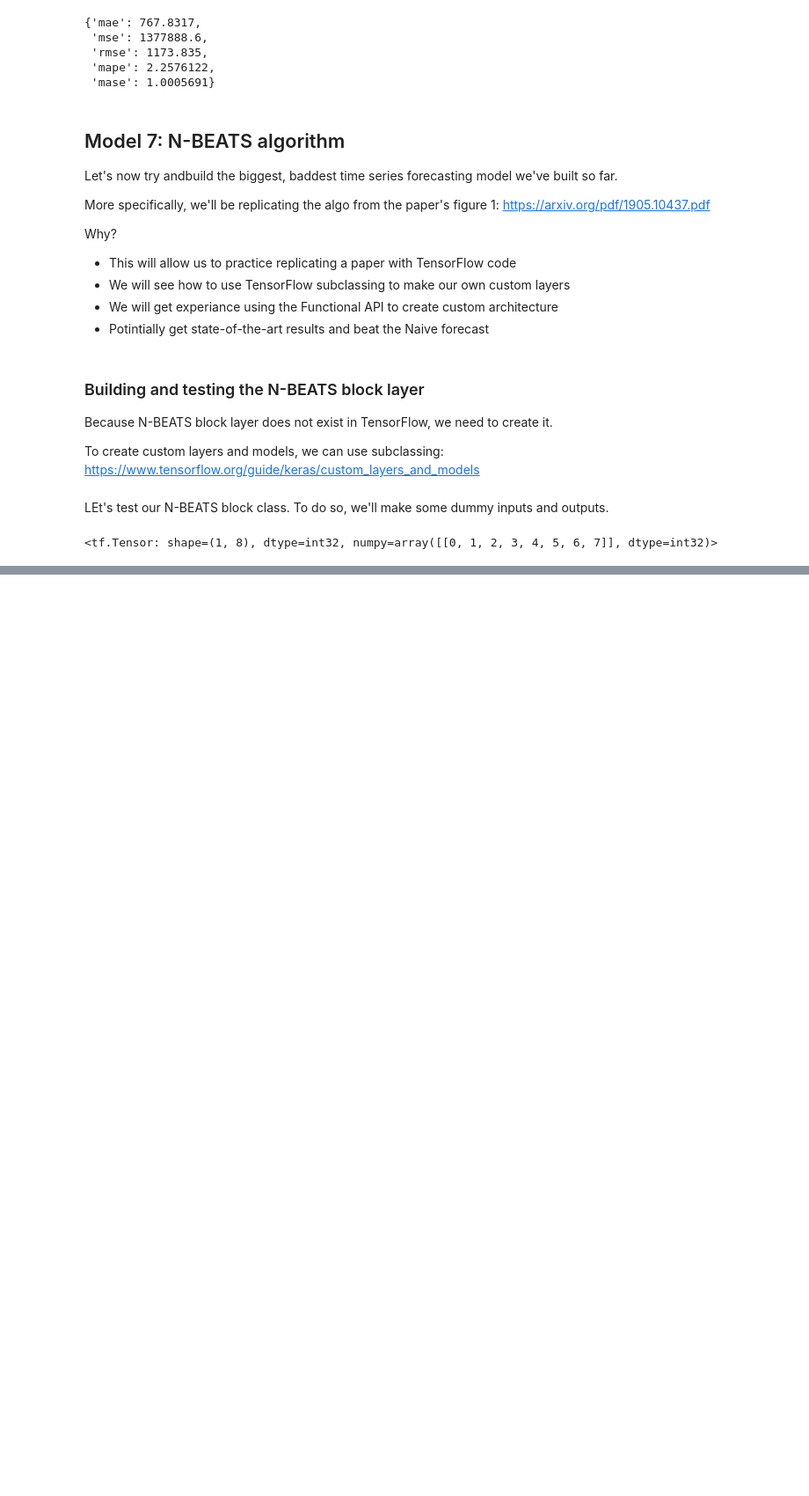
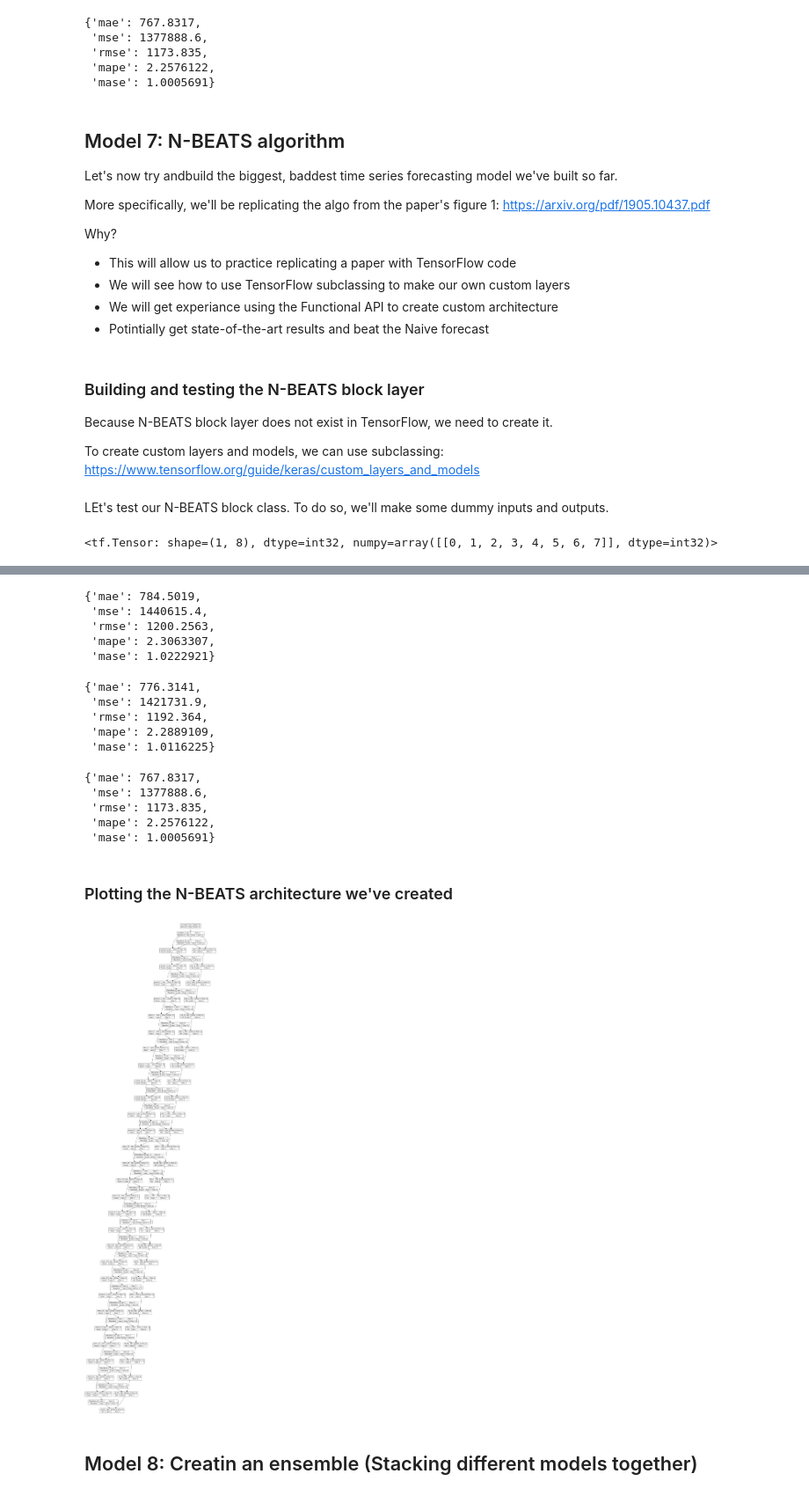
Before and after one commit to pawelkiszczak/tensorflow, a Jupyter notebook: colab_notebooks/10_time_series_forecasting_with_tensorflow.ipynb, the cells around one changed output, grey strips where cells are left out. Shown at 88% size. Saved outputs shown, nothing was run; the diff lists cells and outputs as text; code cells hidden in the pictures; blank space fills up the shorter version.

Commit message:
N-BEATS completed

```diff
--- a/colab_notebooks/10_time_series_forecasting_with_tensorflow.ipynb
+++ b/colab_notebooks/10_time_series_forecasting_with_tensorflow.ipynb
@@ -1750,0 +1790,11 @@ Forecast:
+# %%
+# Make features and labels
+X = bitcoin_prices_nbeats.dropna().drop('Price', axis=1)
+y = bitcoin_prices_nbeats.dropna()['Price']
+
+# Make test/train sets
+split_size = int(len(X) * 0.8)
+X_train, y_train = X[:split_size], y[:split_size]
+X_test, y_test = X[split_size:], y[split_size:]
+
+len(X_train), len(X_test), len(y_train), len(y_test)
@@ -1750,0 +1803,18 @@ Forecast:
+# %%
+# Time to make our dataset performant using tf.data API
+train_features_dataset = tf.data.Dataset.from_tensor_slices(X_train)
+train_labels_dataset = tf.data.Dataset.from_tensor_slices(y_train)
+
+test_features_dataset = tf.data.Dataset.from_tensor_slices(X_test)
+test_labels_dataset = tf.data.Dataset.from_tensor_slices(y_test)
+
+# Combine labels and features by zipping together -> (features, labels)
+train_dataset = tf.data.Dataset.zip((train_features_dataset, train_labels_dataset))
+test_dataset = tf.data.Dataset.zip((test_features_dataset, test_labels_dataset))
+
+# Batch and prefetch
+BATCH_SIZE = 1024
+train_dataset = train_dataset.batch(BATCH_SIZE).prefetch(tf.data.AUTOTUNE)
+test_dataset = test_dataset.batch(BATCH_SIZE).prefetch(tf.data.AUTOTUNE)
+
+train_dataset, test_dataset
@@ -1750,0 +1827,11 @@ Forecast:
+# %%
+# Values from N-BEATS paper
+N_EPOCHS = 5000
+N_NEURONS = 512
+N_LAYERS = 4
+N_STACKS = 30
+
+INPUT_SIZE = WINDOW_SIZE * HORIZON
+THETA_SIZE = INPUT_SIZE + HORIZON
+
+INPUT_SIZE, THETA_SIZE
@@ -1750,0 +1965,38 @@ Forecast:
+# %%
+# Evaluate N-BEATS model preds
+model_7_results = evaluate_preds(y_true=y_test,
+                                 y_pred=model_7_preds)
+model_7_results
+# %% [output]
+{'mae': 784.5019,
+ 'mse': 1440615.4,
+ 'rmse': 1200.2563,
+ 'mape': 2.3063307,
+ 'mase': 1.0222921}
+# %%
+model_1_results
+# %% [output]
+{'mae': 776.3141,
+ 'mse': 1421731.9,
+ 'rmse': 1192.364,
+ 'mape': 2.2889109,
+ 'mase': 1.0116225}
+# %%
+naive_results
+# %% [output]
+{'mae': 767.8317,
+ 'mse': 1377888.6,
+ 'rmse': 1173.835,
+ 'mape': 2.2576122,
+ 'mase': 1.0005691}
+# %% [markdown]
+### Plotting the N-BEATS architecture we've created
+# %%
+# Plot the N-BEATS model
+tf.keras.utils.plot_model(model_7,
+                          show_shapes=True,
+                          show_layer_activations=True)
+# %% [output]
+[figure, added]
+# %% [markdown]
+## Model 8: Creatin an ensemble (Stacking different models together)
```
Also changed, not shown: parts of 54 cells of this notebook.
